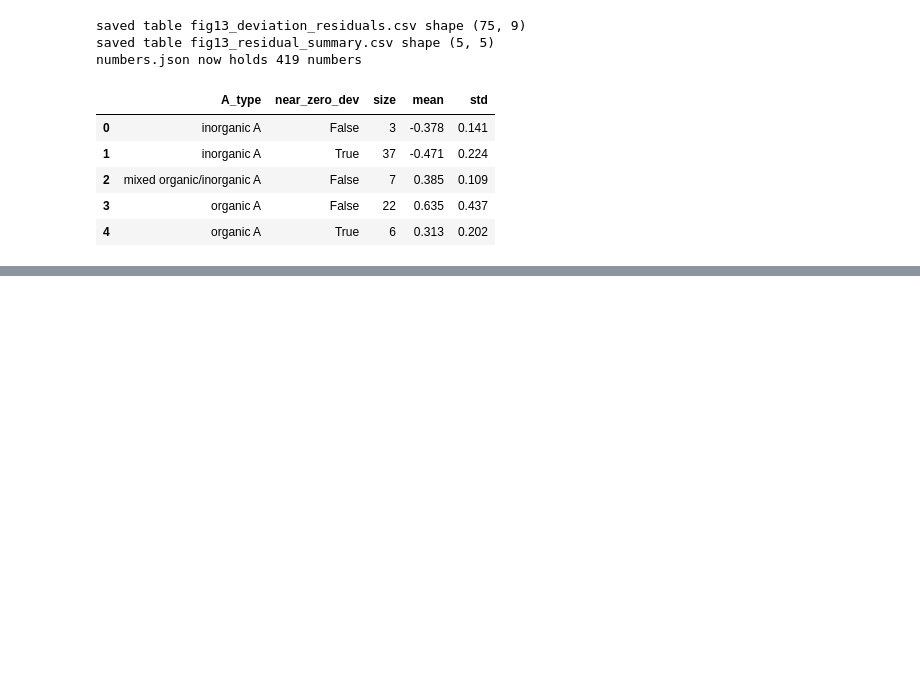
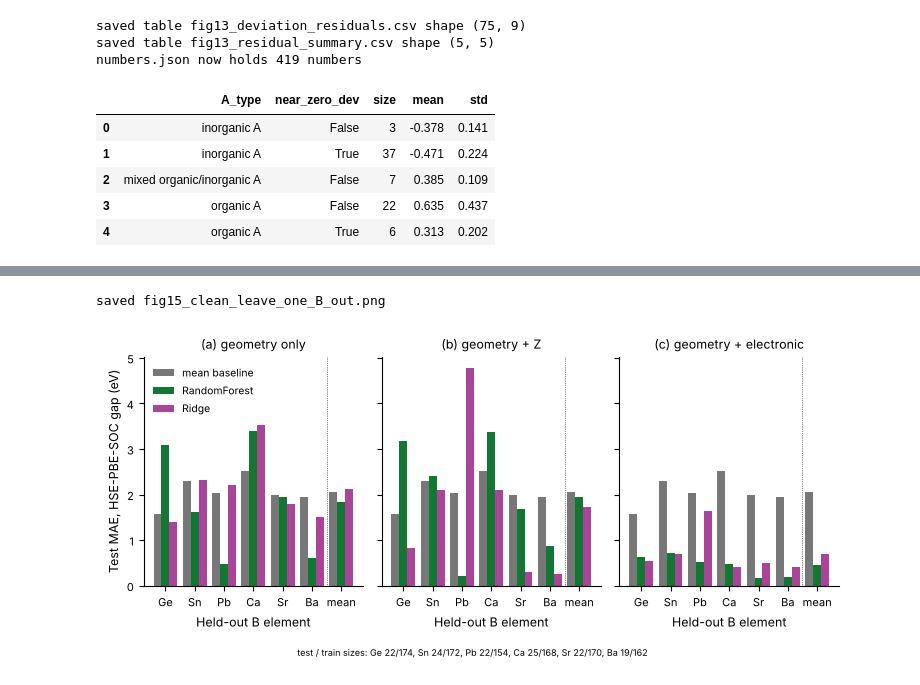
Before and after one commit to jatin-29/BTP-Perovskite, a Jupyter notebook: btp_perovskite.ipynb, the cells around one changed output, grey strips where cells are left out. Drawn from its saved outputs; the diff is of its cells as text; code cells hidden in the pictures; blank space fills up the shorter version.

Commit message:
Add stage 5 honest generalization: clean leave-one-B-out, ablation, leave-one-group-out

```diff
--- a/btp_perovskite.ipynb
+++ b/btp_perovskite.ipynb
@@ -2055,0 +2148,22 @@ numbers.json now holds 419 numbers
+# %%
+# Per-element table for the geometry + electronic set, and comparison with CLAUDE.md section 9 item 7
+pivot = lobo_table.pivot_table(index=["feature_set", "model"], columns="held_out", values="MAE_eV", sort=False)[B_ELEMENTS].round(3)
+print(pivot.to_string())
+earlier_lobo = {("geometry only", "RandomForest"): 1.85, ("geometry only", "Ridge"): 2.13,
+                ("geometry + Z", "RandomForest"): 1.95, ("geometry + Z", "Ridge"): 1.73,
+                ("geometry + electronic", "RandomForest"): 0.45, ("geometry + electronic", "Ridge"): 0.70,
+                ("geometry only", "mean baseline"): 2.06}
+earlier_rf_elements = {"Ba": 0.19, "Sr": 0.16, "Ca": 0.49, "Pb": 0.51, "Ge": 0.62, "Sn": 0.71}
+compare_rows = []
+for (set_name, model_name), earlier in earlier_lobo.items():
+    this = lobo_average[(lobo_average["feature_set"] == set_name) & (lobo_average["model"] == model_name)]["average_MAE_eV"].iloc[0]
+    compare_rows.append({"item": "%s, %s, average MAE" % (set_name, model_name), "this run": this, "earlier": earlier, "difference": this - earlier})
+for element, earlier in earlier_rf_elements.items():
+    this = pivot.loc[("geometry + electronic", "RandomForest"), element]
+    compare_rows.append({"item": "geometry + electronic, RandomForest, MAE %s" % element, "this run": this, "earlier": earlier, "difference": this - earlier})
+this_ridge_pb = pivot.loc[("geometry + electronic", "Ridge"), "Pb"]
+compare_rows.append({"item": "geometry + electronic, Ridge, MAE Pb", "this run": this_ridge_pb, "earlier": 1.63, "difference": this_ridge_pb - 1.63})
+stage5_compare = pd.DataFrame(compare_rows).round(3)
+stage5_compare["over_0.05"] = stage5_compare["difference"].abs() > 0.05
+save_table(stage5_compare, "stage5_compare_section9")
+stage5_compare
@@ -2055,0 +2198,26 @@ numbers.json now holds 419 numbers
+# %%
+# fig15: clean leave-one-B-out MAE per held-out element, one panel per feature set
+fig, axes = plt.subplots(1, 3, figsize=(7.6, 3.2), sharey=True)
+x_positions = np.arange(len(B_ELEMENTS) + 1)
+width = 0.27
+for ax, set_name, letter in zip(axes, FEATURE_SETS, "abc"):
+    for offset, model_name in zip([-width, 0, width], MODEL_NAMES):
+        part = lobo_table[(lobo_table["feature_set"] == set_name) & (lobo_table["model"] == model_name)].set_index("held_out")
+        values = list(part.loc[B_ELEMENTS, "MAE_eV"]) + [part["MAE_eV"].mean()]
+        ax.bar(x_positions + offset, values, width=width, color=COLOR_MODEL[model_name], label=model_name)
+    ax.set_xticks(x_positions)
+    ax.set_xticklabels(B_ELEMENTS + ["mean"])
+    ax.axvline(len(B_ELEMENTS) - 0.5, color="black", linewidth=0.5, linestyle=":")
+    ax.set_xlabel("Held-out B element")
+    ax.set_title(set_name)
+    panel_label(ax, letter)
+axes[0].set_ylabel("Test MAE, HSE-PBE-SOC gap (eV)")
+axes[0].legend(frameon=False, loc="upper left")
+sizes = lobo_table[(lobo_table["feature_set"] == "geometry only") & (lobo_table["model"] == "mean baseline")]
+fig.text(0.5, -0.04, "test / train sizes: " + ", ".join("%s %d/%d" % (r.held_out, r.n_test, r.n_train) for r in sizes.itertuples()),
+         ha="center", fontsize=6.5)
+fig.tight_layout()
+save_fig(fig, "fig15_clean_leave_one_B_out")
+# %% [output]
+saved fig15_clean_leave_one_B_out.png
+[figure, added]
```
Also changed, not shown: parts of 9 cells of this notebook, 12 other files.
